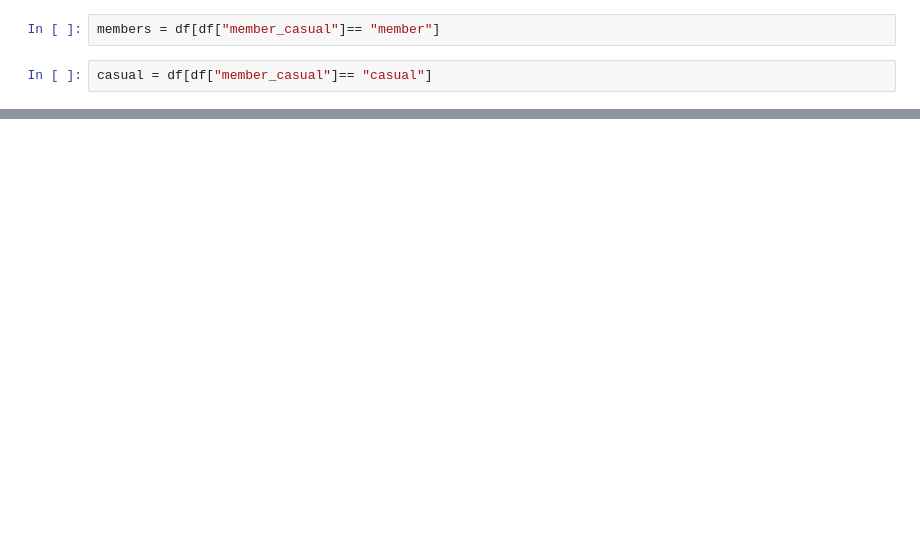
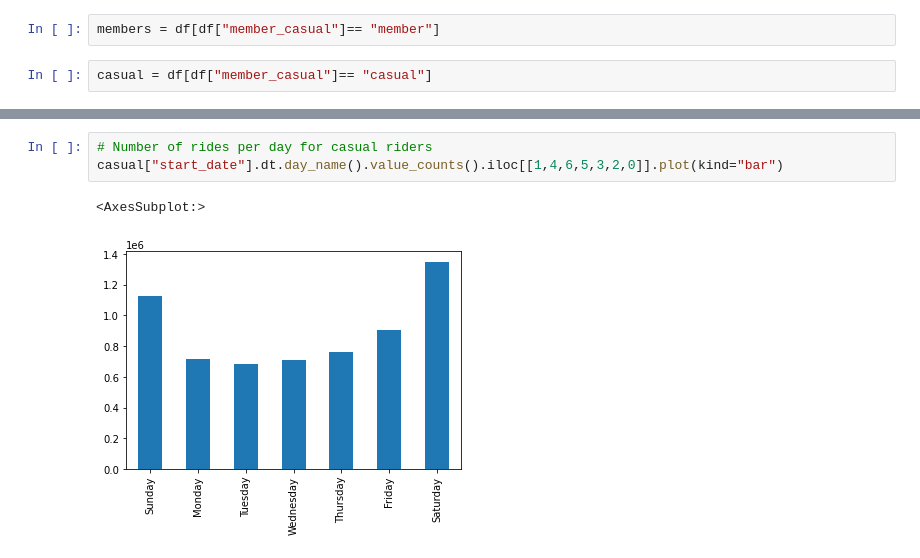
Before and after one commit to paul-trood/bicycle_sharing, a Jupyter notebook: 03_data_exploration.ipynb, the cells around one changed output, grey strips where cells are left out. Cells and saved outputs as stored; diff of their text form; blank space fills up the shorter version.

```diff
--- a/03_data_exploration.ipynb
+++ b/03_data_exploration.ipynb
@@ -96 +139,7 @@ print(len(members))
+# %%
+# Number of rides per day for casual riders
+casual["start_date"].dt.day_name().value_counts().iloc[[1,4,6,5,3,2,0]].plot(kind="bar")
+# %% [output]
+<AxesSubplot:>
+[figure, added]
 # %%
```
Also changed, not shown: parts of 19 cells of this notebook.
